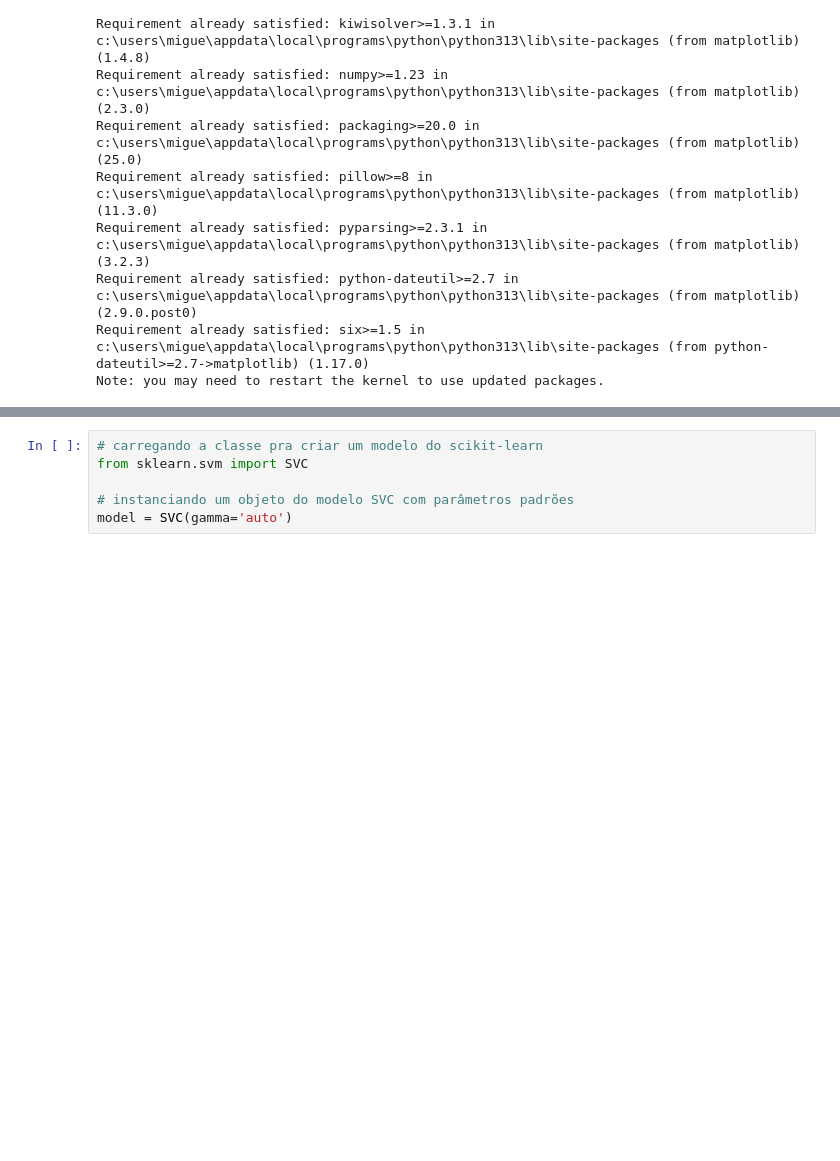
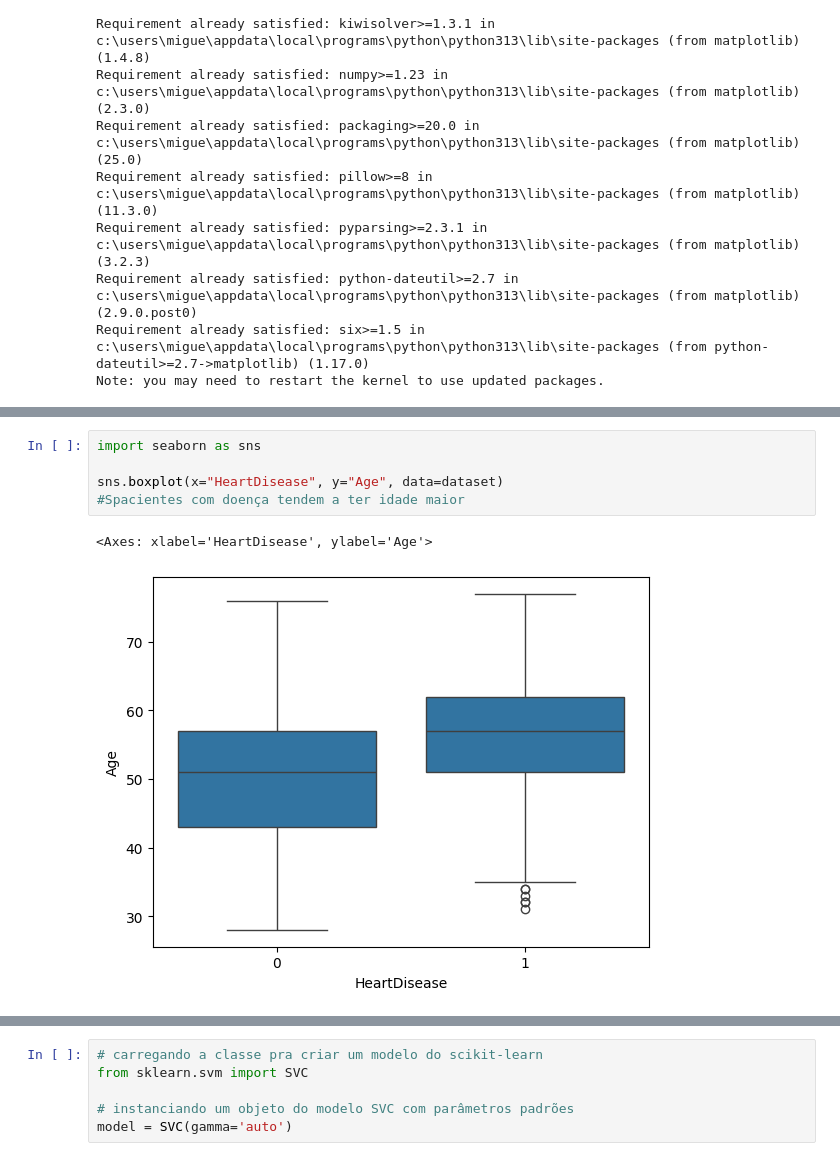
Before and after one commit to PedroPsy/AI-Training, a Jupyter notebook: fundamentosIA.ipynb, the cells around one changed output, grey strips where cells are left out. Saved outputs shown, nothing was run; the diff lists cells and outputs as text; blank space fills up the shorter version.

Commit message:
New data analisys

```diff
--- a/fundamentosIA.ipynb
+++ b/fundamentosIA.ipynb
@@ -210,0 +150,8 @@ plt.show()
+# %%
+import seaborn as sns
+
+sns.boxplot(x="HeartDisease", y="Age", data=dataset)
+#Spacientes com doença tendem a ter idade maior
+# %% [output]
+<Axes: xlabel='HeartDisease', ylabel='Age'>
+[figure, added]
```
Also changed, not shown: parts of 33 cells of this notebook.
